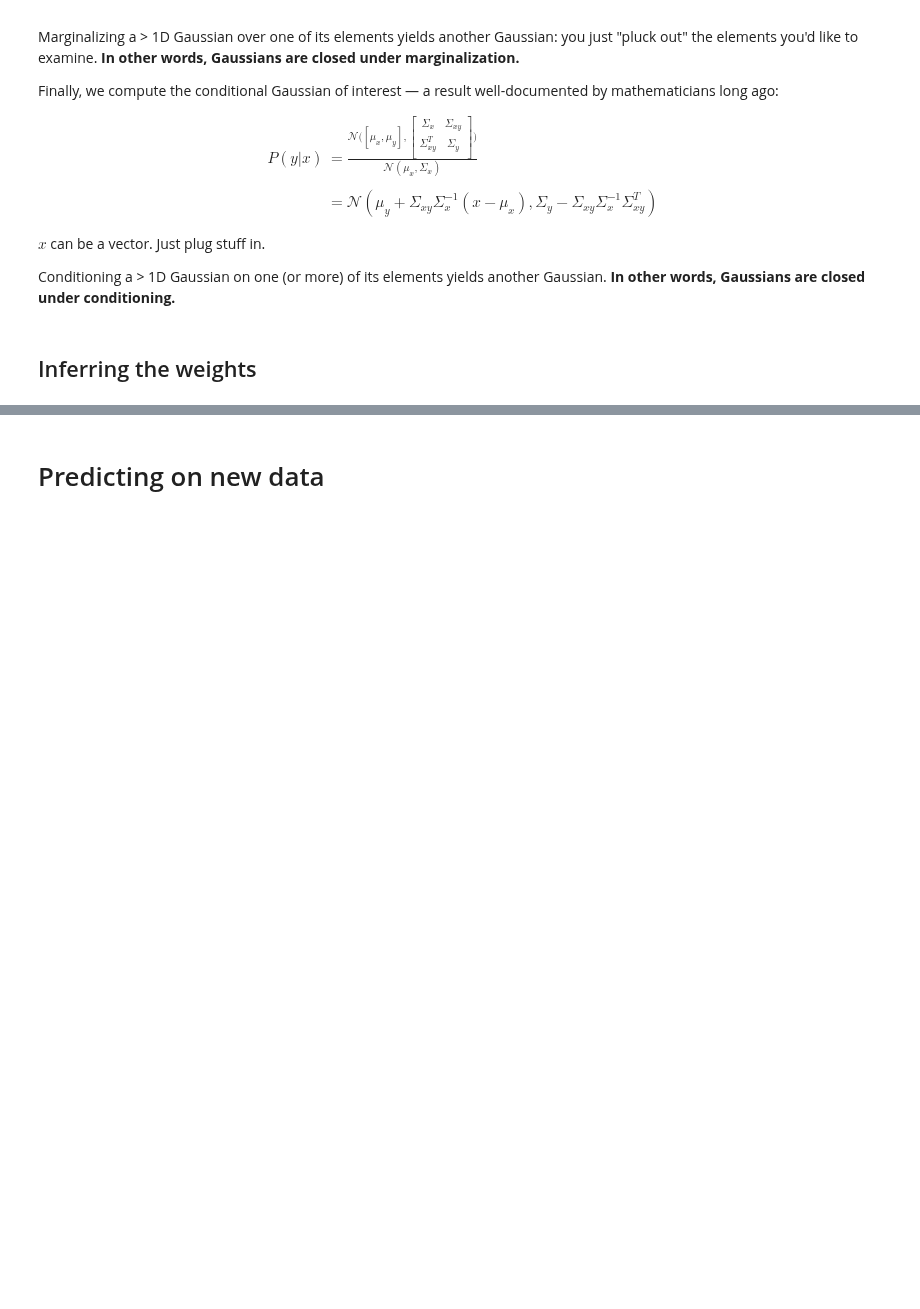
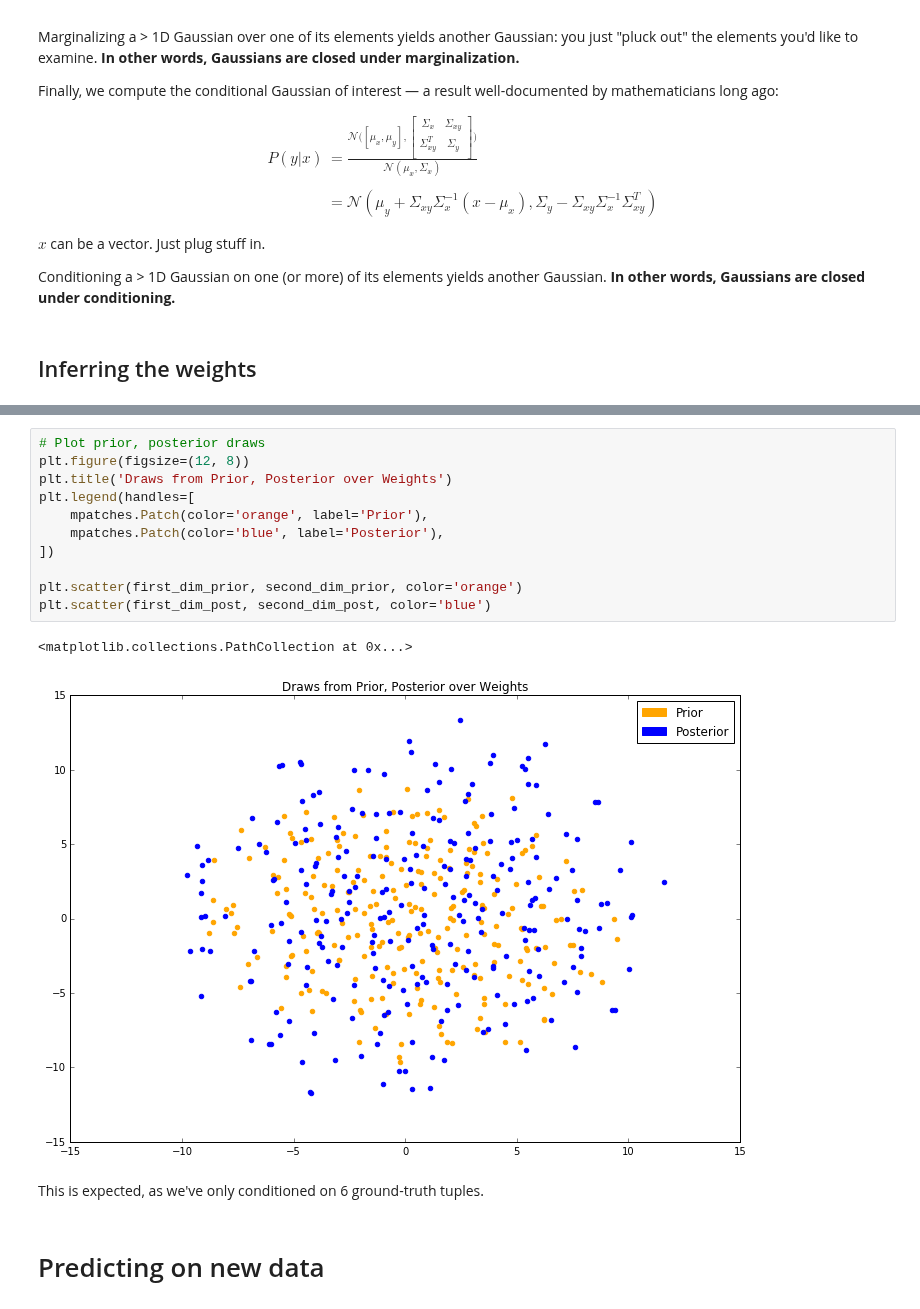
Before and after one commit to cavaunpeu/gaussian-processes, a Jupyter notebook: gaussian-processes.ipynb, the cells around one changed output, grey strips where cells are left out. Saved outputs shown, nothing was run; the diff lists cells and outputs as text; blank space fills up the shorter version.

```diff
--- a/gaussian-processes.ipynb
+++ b/gaussian-processes.ipynb
@@ -538,3 +541,19 @@ plot_2d_draws(mu_w_post, cov_w_post, color='red', n_draws=500)
+# %%
+# Plot prior, posterior draws
+plt.figure(figsize=(12, 8))
+plt.title('Draws from Prior, Posterior over Weights')
+plt.legend(handles=[
+    mpatches.Patch(color='orange', label='Prior'),
+    mpatches.Patch(color='blue', label='Posterior'),
+])
+
+plt.scatter(first_dim_prior, second_dim_prior, color='orange')
+plt.scatter(first_dim_post, second_dim_post, color='blue')
+# %% [output]
+<matplotlib.collections.PathCollection at 0x...>
+[figure, added]
+# %% [markdown]
+This is expected, as we've only conditioned on 6 ground-truth tuples.
 # %% [markdown]
 # Predicting on new data
 # %% [markdown]
```
Also changed, not shown: parts of 19 cells of this notebook.
